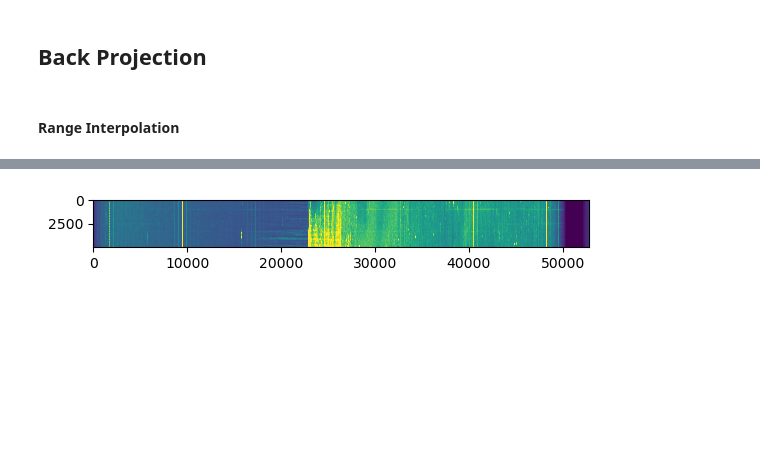
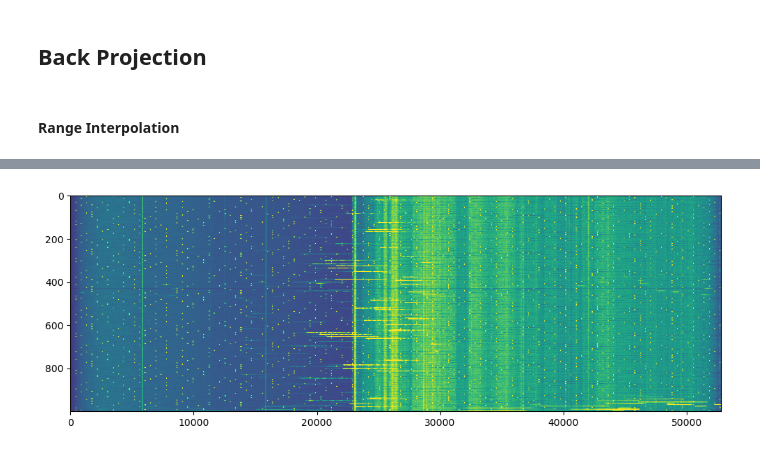
Before and after one commit to AndrewPlayer3/sar_processing, a Jupyter notebook: nisar_level0/nisar-eval.ipynb, the cells around one changed output, grey strips where cells are left out. Saved outputs shown, nothing was run; the diff lists cells and outputs as text; code cells hidden in the pictures; blank space fills up the shorter version.

```diff
--- a/nisar_level0/nisar-eval.ipynb
+++ b/nisar_level0/nisar-eval.ipynb
@@ -117,6 +115,8 @@ reference_1[start:end] = chirp
 reference_1 = fft(reference_1)
 reference_1 *= (1 / chirp_len) * np.sqrt(range_bandwidth / sample_rate)
 # %%
-decoded = np.pad(decoded, ((0, 0), (0, 2 * chirp_len)))
+decoded = np.pad(decoded, ((0, 0), (chirp_len, chirp_len)))
 # %%
-rc_subset = ifftshift(ifft(fft(decoded) * np.conj(reference_1), axis=1)[:, chirp_len:num_rng+chirp_len], 1)
+rc_subset = ifftshift(ifft(fft(decoded) * np.conj(reference_1), axis=1), 1)
+# %%
+rc_subset = rc_subset[:, chirp_len:chirp_len+num_rng]
@@ -502,11 +507,21 @@ pos_interp = sp.interpolate.interp1d(times, positions, axis=0)
 vel_interp = sp.interpolate.interp1d(times, velocities, axis=0)
 packet_times = np.asarray(product['science']['LSAR']['RRSD']['swaths']['frequencyA']['txH']['UTCtime'])
 
-start_az_index = 75000
-end_az_index = 80000
+start_az_index = 70000
+end_az_index = 71000
 
-start_time = time.time()
-grid = radar_to_map_coords(start_az_index, end_az_index, slant_ranges, packet_times, interp, pos_interp, vel_interp, max_iters=25)
-end_time = time.time()
+load_file = True
+save_grid_file = True
+grid_filename = f'/media/andrew/large/nisar_grid_{start_az_index}_{end_az_index}.npy'
 
-print(f'rdr2geo to {end_time-start_time}s for {end_az_index-start_az_index} azimuth lines.')
+if not Path(grid_filename).exists() or not load_file:
+    start_time = time.time()
+    grid = radar_to_map_coords(start_az_index, end_az_index, slant_ranges, packet_times, interp, pos_interp, vel_interp, max_iters=25)
+    end_time = time.time()
+
+    print(f'rdr2geo to {end_time-start_time}s for {end_az_index-start_az_index} azimuth lines.')
+
+    if save_grid_file:
+        np.save(f'/media/andrew/large/nisar_grid_{start_az_index}_{end_az_index}.npy', grid)
+else:
+    grid = np.load(grid_filename)
@@ -656,8 +687,8 @@ Azimuth focusing took 1401.5591413974762s
 # %%
 # %matplotlib qt
 %matplotlib inline
-plt.imshow(np.abs(rc_subset[:end_az_index-start_az_index, :]), vmin=0, vmax=3)
+plt.imshow(np.abs(rc_subset[:end_az_index-start_az_index, :]), vmin=0, vmax=3, aspect='auto')
 plt.show()
 # %% [output]
-[figure, old version]
+[figure, new version]
 # %%
```
Also changed, not shown: parts of 26 cells of this notebook.
